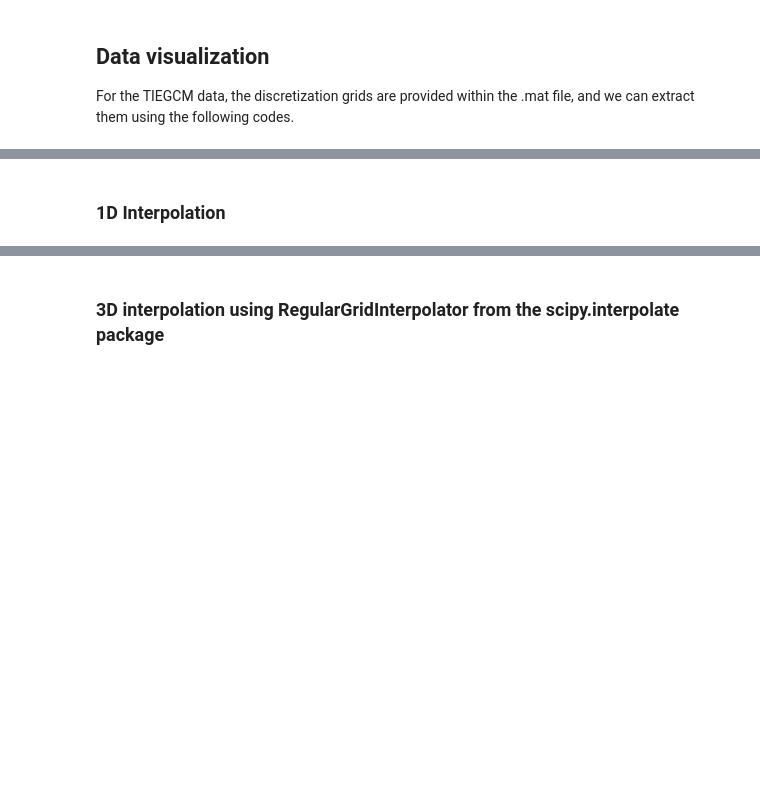
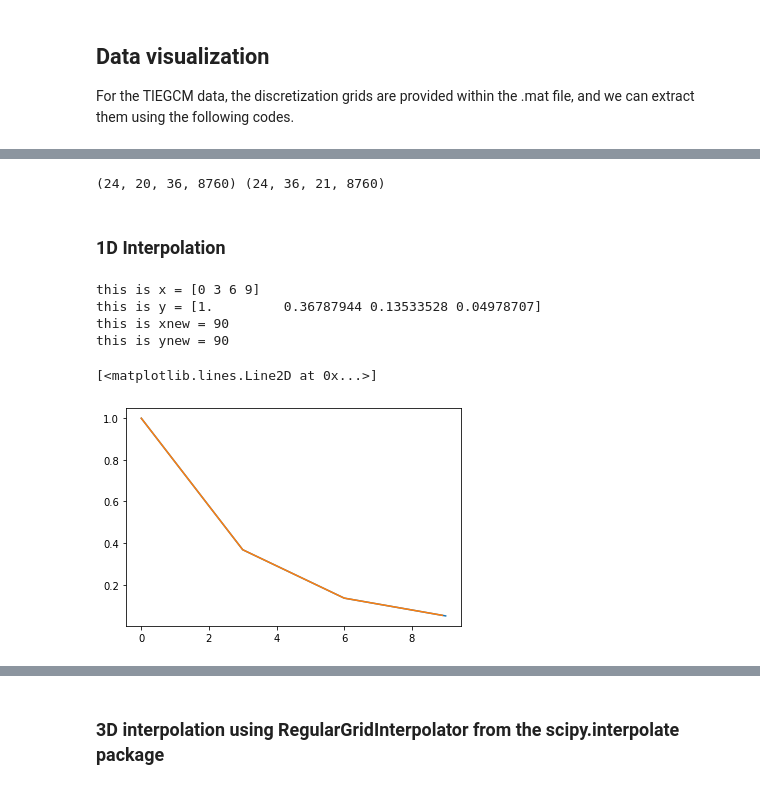
Before and after one commit to NiemelaAntonio/swsss2023, a Jupyter notebook: day_03/Day_3_afternoon_solution.ipynb, the cells around one changed output, grey strips where cells are left out. Drawn from its saved outputs; the diff is of its cells as text; code cells hidden in the pictures; blank space fills up the shorter version.

```diff
--- a/day_03/Day_3_afternoon_solution.ipynb
+++ b/day_03/Day_3_afternoon_solution.ipynb
@@ -492,15 +496,33 @@ plt.tick_params(axis = 'both', which = 'major', labelsize = 16)
+# %%
+print(JB2008_dens_reshaped.shape,tiegcm_dens_reshaped.shape)
+# %% [output]
+(24, 20, 36, 8760) (24, 36, 21, 8760)
 # %% [markdown]
 ### 1D Interpolation
 # %%
 from scipy import interpolate
 
-x = np.arange(0, 10)
+x = np.arange(0, 12,3)
+print('this is x = '+str(x))
 y = np.exp(-x/3.0)
+print('this is y = '+str(y))
+
 # Generate 1D interpolant function
 interp_func_1D = interpolate.interp1d(x, y)
 
 # Let's select some new points
 xnew = np.arange(0, 9, 0.1)
+print('this is xnew = '+str(len(xnew)))
 # use interpolation function returned by `interp1d`
 ynew = interp_func_1D(xnew)
+print('this is ynew = '+str(len(ynew)))
+plt.plot(x,y)
+plt.plot(xnew,ynew)
+# %% [output]
+this is x = [0 3 6 9]
+this is y = [1.         0.36787944 0.13533528 0.04978707]
+this is xnew = 90
+this is ynew = 90
+[<matplotlib.lines.Line2D at 0x...>]
+[figure, added]
 # %%
```
Also changed, not shown: parts of 17 cells of this notebook.
